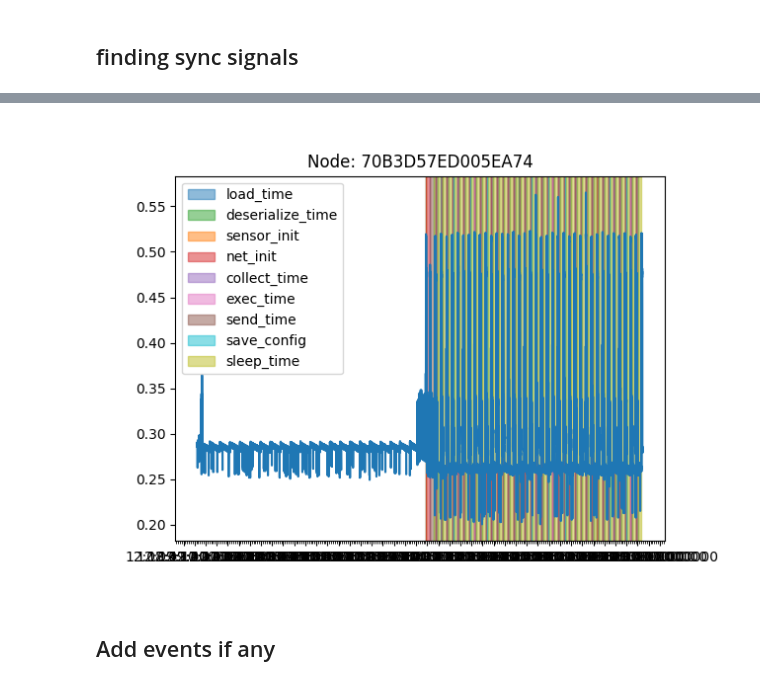
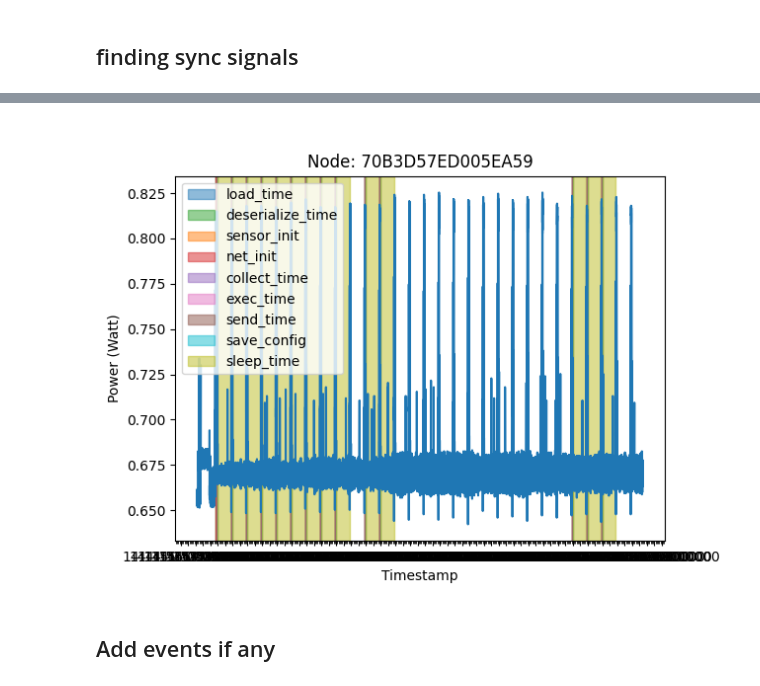
Before and after one commit to FlapKap/Terra-experiments, a Jupyter notebook: experiment/visualize.ipynb, the cells around one changed output, grey strips where cells are left out. Saved outputs shown, nothing was run; the diff lists cells and outputs as text; code cells hidden in the pictures.

```diff
--- a/experiment/visualize.ipynb
+++ b/experiment/visualize.ipynb
@@ -156,7 +120,7 @@ power_consumption['power_diff'] = groups["power"].diff()
 
 plt.figure()
 for node_id, group in power_consumption.groupby("node_id"):
-    idxs = np.linspace(0,len(group), 10000, endpoint=False, dtype=int) # there are comparatively few but big jumps, so hard to see when just taking "random" indexes
+    idxs = np.linspace(0,len(group), len(group), endpoint=False, dtype=int) # there are comparatively few but big jumps, so hard to see when just taking "random" indexes
     subset = group["power_diff"].iloc[idxs]
     plt.plot(subset.index, subset, label=node_id, linewidth=0.5)
 plt.title("Power Difference per node_id")
@@ -169,7 +133,7 @@ plt.show()
 # %%
-rising_edge = power_consumption[power_consumption["power_diff"] > 0.1].copy()
+rising_edge = power_consumption[power_consumption["power_diff"] > 0.01].copy()
 rising_edge.loc[:,'direction'] = 'rising'
-falling_edge = power_consumption[power_consumption["power_diff"] < -0.1].copy()
+falling_edge = power_consumption[power_consumption["power_diff"] < -0.01].copy()
 falling_edge.loc[:,'direction'] = 'falling'
 edges = pd.concat([rising_edge, falling_edge], verify_integrity=True)
 edges.sort_index(inplace=True)
@@ -243,7 +206,7 @@ for ((node_id, group), ax) in zip(groups_by_node_id, axs):
 
     else:
         print(f"Node {node_id} has no edges")
-    idxs = np.linspace(0, len(group), endpoint=False, num=1000, dtype=int)
+    idxs = np.linspace(0, len(group), endpoint=False, num=1000000, dtype=int)
     subset = group["power"].iloc[idxs]
     ax.plot(subset.index, subset, label=node_id)
     ax.set_title(node_id, fontsize='small', loc='left')
@@ -280,7 +247,7 @@ loops[['node_id','loop_num']]
 groups_by_node_id = power_consumption.groupby('node_id')
 loops_by_node_id = loops.groupby('node_id')
 fig, axs = plt.subplots(len(groups_by_node_id), 1, sharex=True, sharey=True, figsize=(12, 10), layout='constrained')
-
+text_y_pos = power_consumption['power'].mean()
 fig.supxlabel("Timestamp")
 fig.supylabel("Power (Watt)")
 fig.suptitle("Power consumption over time with loop detection")
@@ -289,7 +256,7 @@ for ((node_id, group), ax) in zip(groups_by_node_id, axs):
         loops_group = loops_by_node_id.get_group(node_id)
         for row in loops_group.itertuples():
             ax.axvspan(row.loop_signal_start, row.loop_signal_end, color='tab:gray', alpha=0.5, label="loop signal")
-            ax.text(row.loop_signal_end, 0.2, f"{row.loop_num}", rotation=45)
+            ax.text(row.loop_signal_end, text_y_pos, f"{row.loop_num}", rotation=45)
     else:
         print(f"Node {node_id} has no loops")
     idxs = np.linspace(0, len(group), endpoint=False, num=10000, dtype=int)
@@ -387,31 +354,33 @@ loops.replace(-1,0) # remove -1 values. They show up if the time measurement is
 # %%
-node_id = nodes_with_queries.iloc[0]["node_id"]
+node_id = nodes_with_queries.iloc[1]["node_id"]
 timing_data = loops[loops["node_id"] == node_id]
 power_data = power_consumption[power_consumption["node_id"] == node_id]
 
 plt.figure()
 plt.plot(power_data.index, power_data["power"])
 for row in timing_data.itertuples():
     plt.axvspan(row.load_start, row.load_end, color='tab:blue', alpha=0.5, label="load_time")
     plt.axvspan(row.deserialize_start, row.deserialize_end, color='tab:green', alpha=0.5, label="deserialize_time")
     plt.axvspan(row.sensor_init_start, row.sensor_init_end, color='tab:orange', alpha=0.5, label="sensor_init")
     plt.axvspan(row.net_init_start, row.net_init_end, color='tab:red', alpha=0.5, label="net_init")
     plt.axvspan(row.collect_time_start, row.collect_time_end, color='tab:purple', alpha=0.5, label="collect_time")
     plt.axvspan(row.exec_start, row.exec_end, color='tab:pink', alpha=0.5, label="exec_time")
     plt.axvspan(row.send_start, row.send_end, color='tab:brown', alpha=0.5, label="send_time")
     plt.axvspan(row.save_config_start, row.save_config_end, color='tab:cyan', alpha=0.5, label="save_config")
     plt.axvspan(row.sleep_start, row.sleep_end, color='tab:olive', alpha=0.5, label="sleep_time")
 # this to remove duplicate labels https://stackoverflow.com/questions/13588920/stop-matplotlib-repeating-labels-in-legend
 handles, labels = plt.gca().get_legend_handles_labels()
 by_label = dict(zip(labels, handles))
 plt.legend(by_label.values(), by_label.keys())
 plt.gca().xaxis.set_major_locator(SecondLocator(interval=30))
 plt.gca().xaxis.set_minor_locator(SecondLocator(interval=5))
 plt.title(f"Node: {node_id}")
+plt.xlabel("Timestamp")
+plt.ylabel("Power (Watt)")
 plt.gca().xaxis.set_major_formatter(DateFormatter('%H:%M:%S.%f'))  # Set the date format for the tick labels
 plt.show()
 # %% [output]
-[figure, old version]
+[figure, new version]
 # %% [markdown]
 ## Add events if any
 # %%
```
Also changed, not shown: parts of 36 cells of this notebook, 1 other file.
